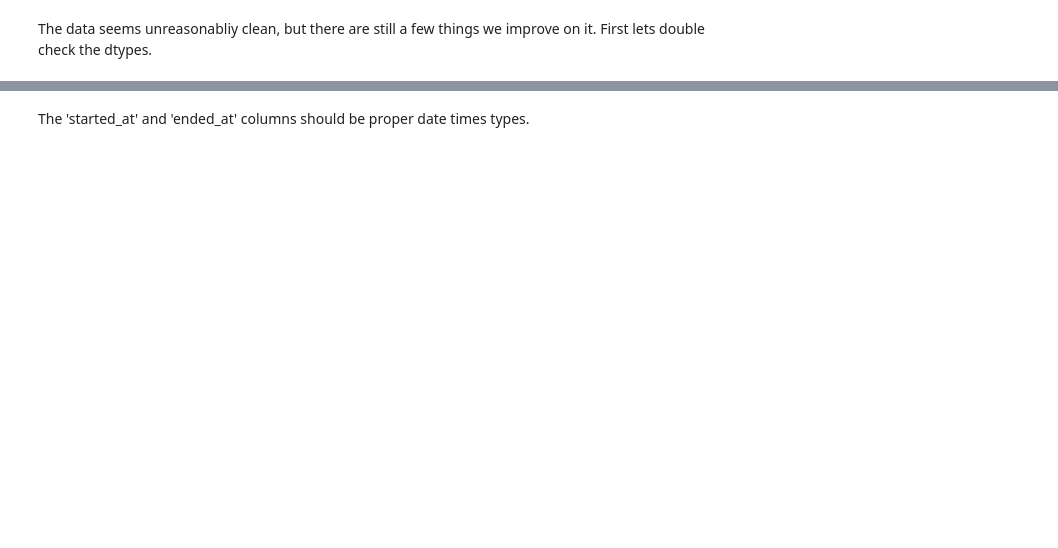
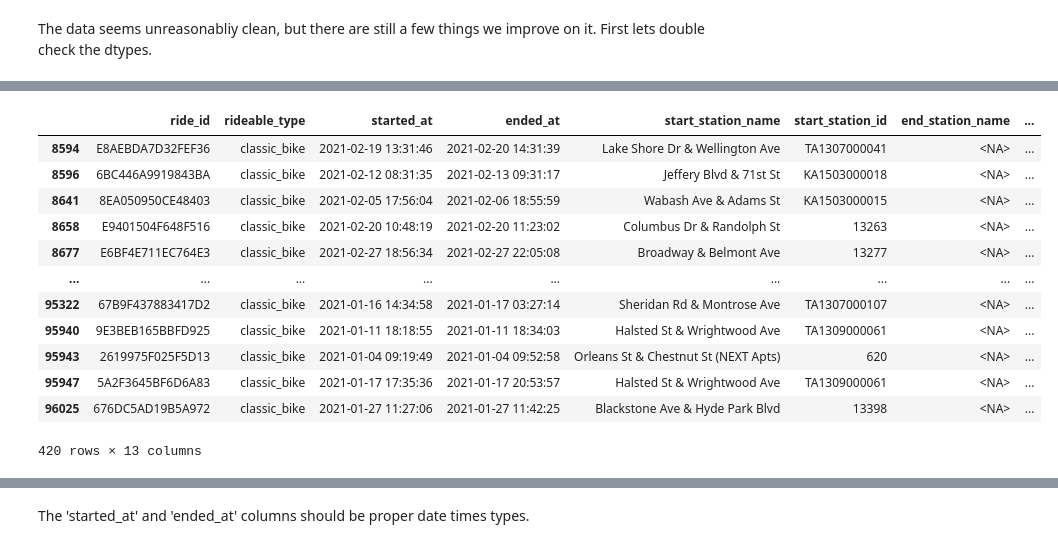
Before and after one commit to exactlyallan/RAPIDS-Visualization-Guide-Notebook, a Jupyter notebook: RapidsVizGuideNotebook.ipynb, the cells around one changed output, grey strips where cells are left out. Saved outputs shown, nothing was run; the diff lists cells and outputs as text; code cells hidden in the pictures; blank space fills up the shorter version.

```diff
--- a/RapidsVizGuideNotebook.ipynb
+++ b/RapidsVizGuideNotebook.ipynb
@@ -84,0 +121,17 @@ The data seems unreasonabliy clean, but there are still a few things we improve
+# %%
+# Filter rows with at least one null value
+df[df['end_lat'].isnull()]
+# %% [output]
+|  | ride_id | rideable_type | started_at | ended_at | start_station_name | start_station_id | end_station_name | ... |
+| 8594 | E8AEBDA7D32FEF36 | classic_bike | 2021-02-19 13:31:46 | 2021-02-20 14:31:39 | Lake Shore Dr & Wellington Ave | TA1307000041 | <NA> | ... |
+| 8596 | 6BC446A9919843BA | classic_bike | 2021-02-12 08:31:35 | 2021-02-13 09:31:17 | Jeffery Blvd & 71st St | KA1503000018 | <NA> | ... |
+| 8641 | 8EA050950CE48403 | classic_bike | 2021-02-05 17:56:04 | 2021-02-06 18:55:59 | Wabash Ave & Adams St | KA1503000015 | <NA> | ... |
+| 8658 | E9401504F648F516 | classic_bike | 2021-02-20 10:48:19 | 2021-02-20 11:23:02 | Columbus Dr & Randolph St | 13263 | <NA> | ... |
+| 8677 | E6BF4E711EC764E3 | classic_bike | 2021-02-27 18:56:34 | 2021-02-27 22:05:08 | Broadway & Belmont Ave | 13277 | <NA> | ... |
+| ... | ... | ... | ... | ... | ... | ... | ... | ... |
+| 95322 | 67B9F437883417D2 | classic_bike | 2021-01-16 14:34:58 | 2021-01-17 03:27:14 | Sheridan Rd & Montrose Ave | TA1307000107 | <NA> | ... |
+| 95940 | 9E3BEB165BBFD925 | classic_bike | 2021-01-11 18:18:55 | 2021-01-11 18:34:03 | Halsted St & Wrightwood Ave | TA1309000061 | <NA> | ... |
+| 95943 | 2619975F025F5D13 | classic_bike | 2021-01-04 09:19:49 | 2021-01-04 09:52:58 | Orleans St & Chestnut St (NEXT Apts) | 620 | <NA> | ... |
+| 95947 | 5A2F3645BF6D6A83 | classic_bike | 2021-01-17 17:35:36 | 2021-01-17 20:53:57 | Halsted St & Wrightwood Ave | TA1309000061 | <NA> | ... |
+| 96025 | 676DC5AD19B5A972 | classic_bike | 2021-01-27 11:27:06 | 2021-01-27 11:42:25 | Blackstone Ave & Hyde Park Blvd | 13398 | <NA> | ... |
+420 rows × 13 columns
```
Also changed, not shown: parts of 24 cells of this notebook.
